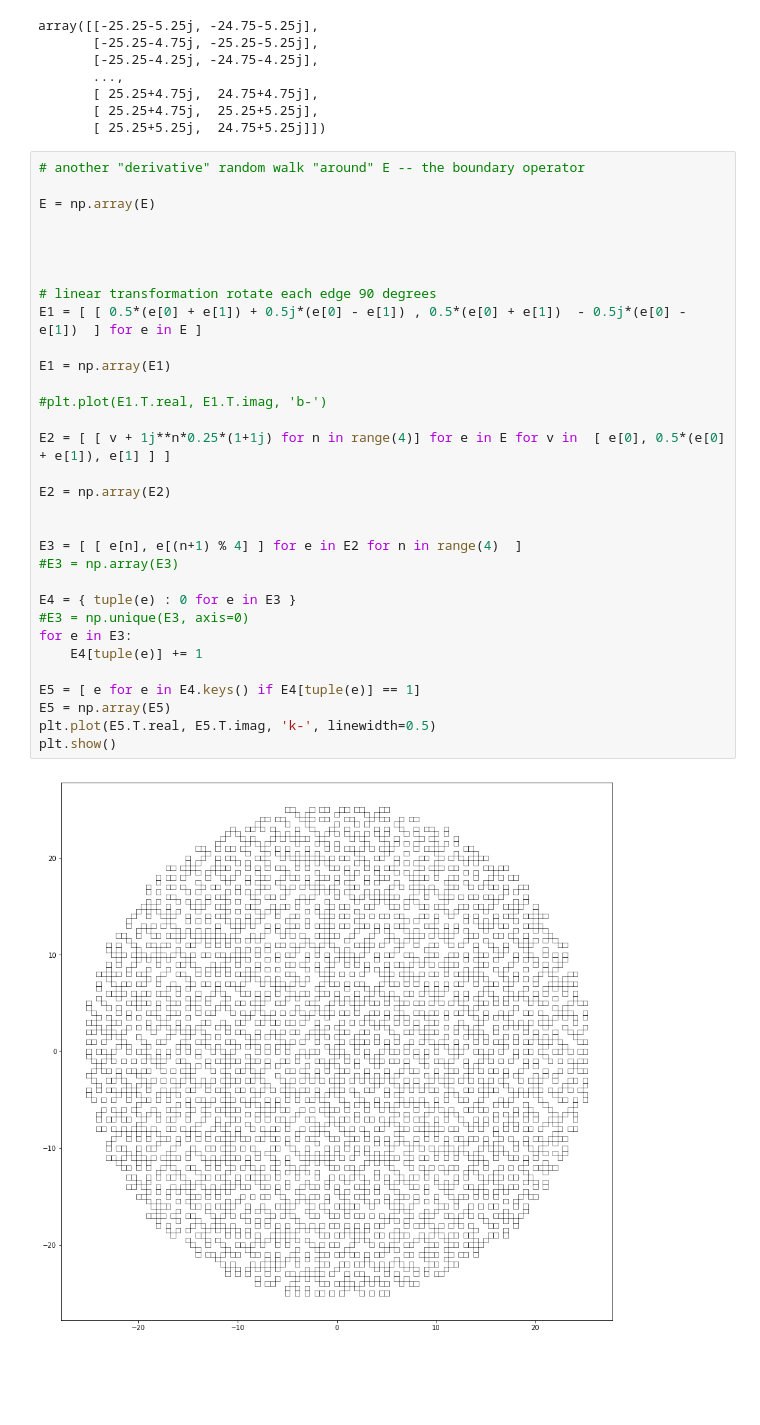
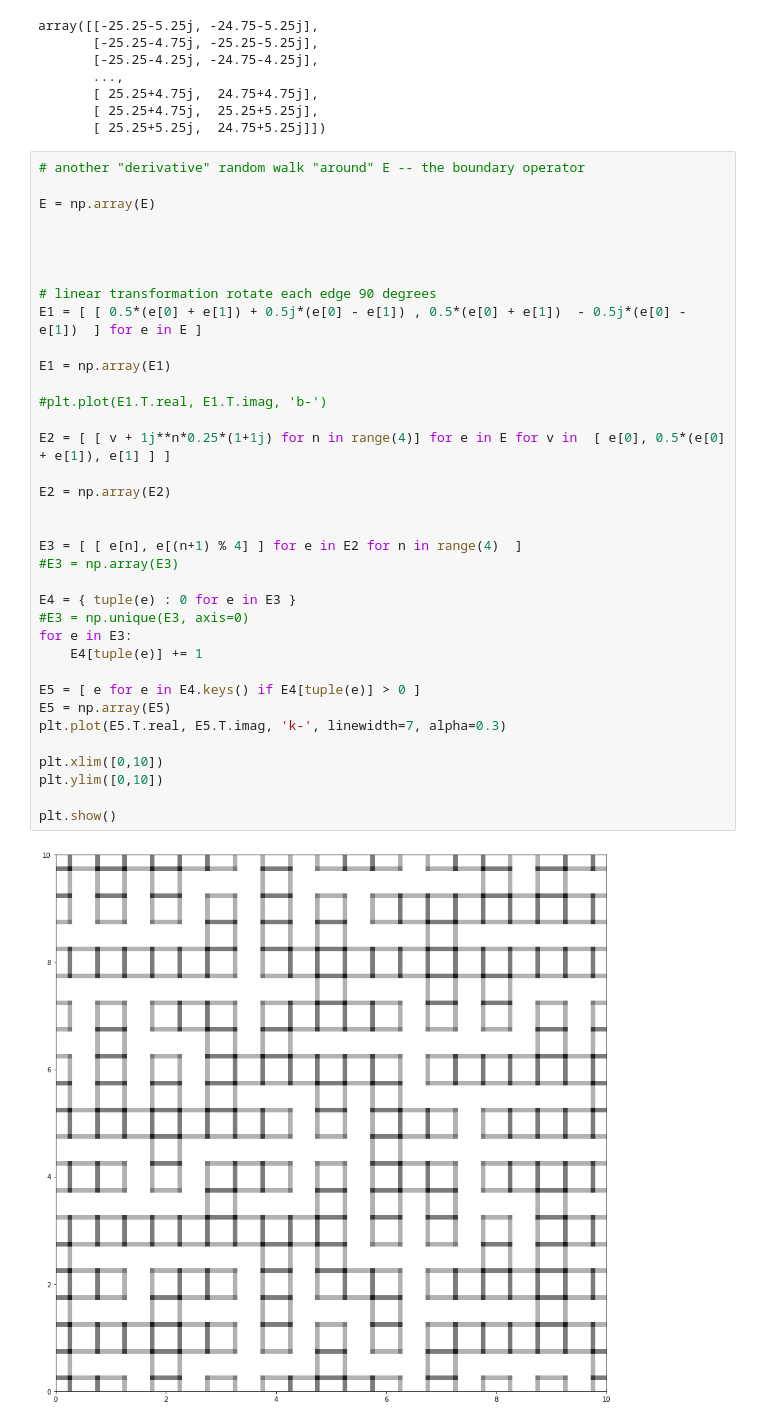
Before and after one commit to mango314/math-blog, a Jupyter notebook: 2019/100119 - UST.ipynb, the cells around one changed output. Cells and saved outputs as stored; diff of their text form; blank space fills up the shorter version.

```diff
--- a/2019/100119 - UST.ipynb
+++ b/2019/100119 - UST.ipynb
@@ -432,33 +432,37 @@ array([[-25.25-5.25j, -24.75-5.25j],
 # another "derivative" random walk "around" E -- the boundary operator
 
 E = np.array(E)
 
 
 
 
 # linear transformation rotate each edge 90 degrees
 E1 = [ [ 0.5*(e[0] + e[1]) + 0.5j*(e[0] - e[1]) , 0.5*(e[0] + e[1])  - 0.5j*(e[0] - e[1])  ] for e in E ]
 
 E1 = np.array(E1)
 
 #plt.plot(E1.T.real, E1.T.imag, 'b-')
 
 E2 = [ [ v + 1j**n*0.25*(1+1j) for n in range(4)] for e in E for v in  [ e[0], 0.5*(e[0] + e[1]), e[1] ] ]
 
 E2 = np.array(E2)
 
 
 E3 = [ [ e[n], e[(n+1) % 4] ] for e in E2 for n in range(4)  ]
 #E3 = np.array(E3)
 
 E4 = { tuple(e) : 0 for e in E3 }
 #E3 = np.unique(E3, axis=0)
 for e in E3:
     E4[tuple(e)] += 1
 
-E5 = [ e for e in E4.keys() if E4[tuple(e)] == 1]
+E5 = [ e for e in E4.keys() if E4[tuple(e)] > 0 ]
 E5 = np.array(E5)
-plt.plot(E5.T.real, E5.T.imag, 'k-', linewidth=0.5)
+plt.plot(E5.T.real, E5.T.imag, 'k-', linewidth=7, alpha=0.3)
+
+plt.xlim([0,10])
+plt.ylim([0,10])
+
 plt.show()
 # %% [output]
-[figure, old version]
+[figure, new version]
```
Also changed, not shown: parts of 6 cells of this notebook.
